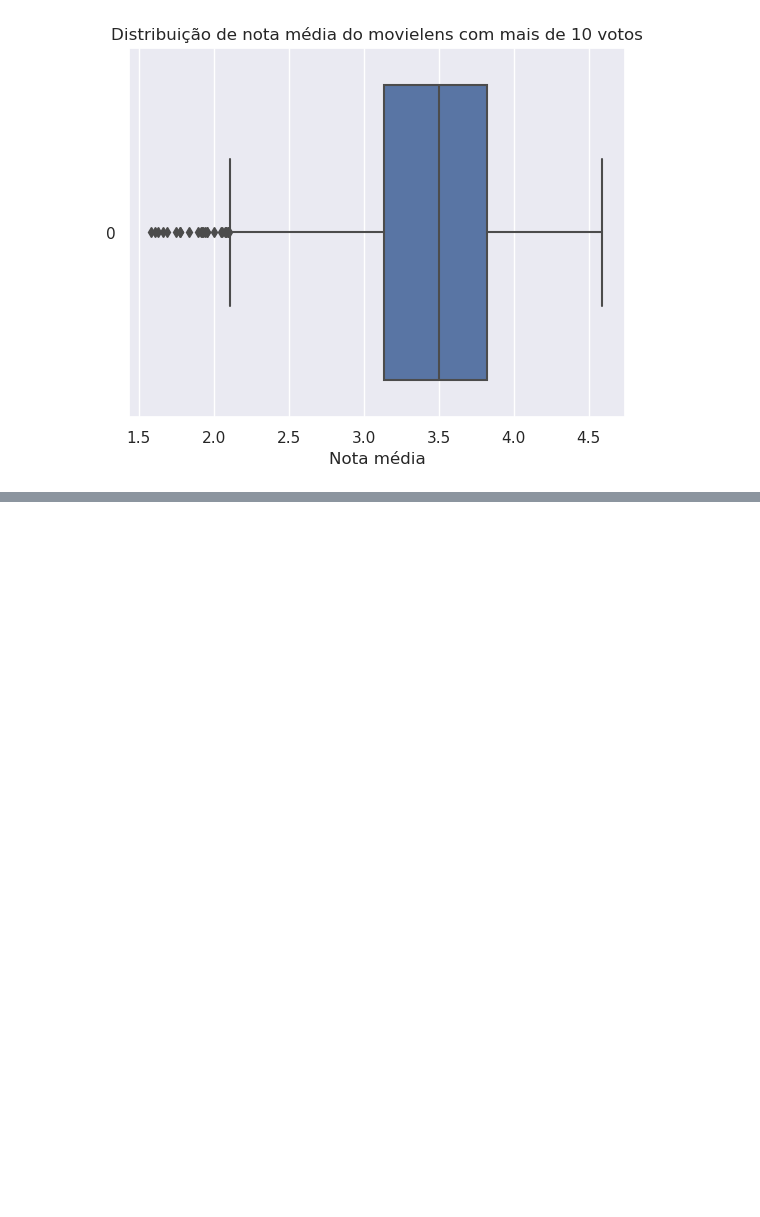
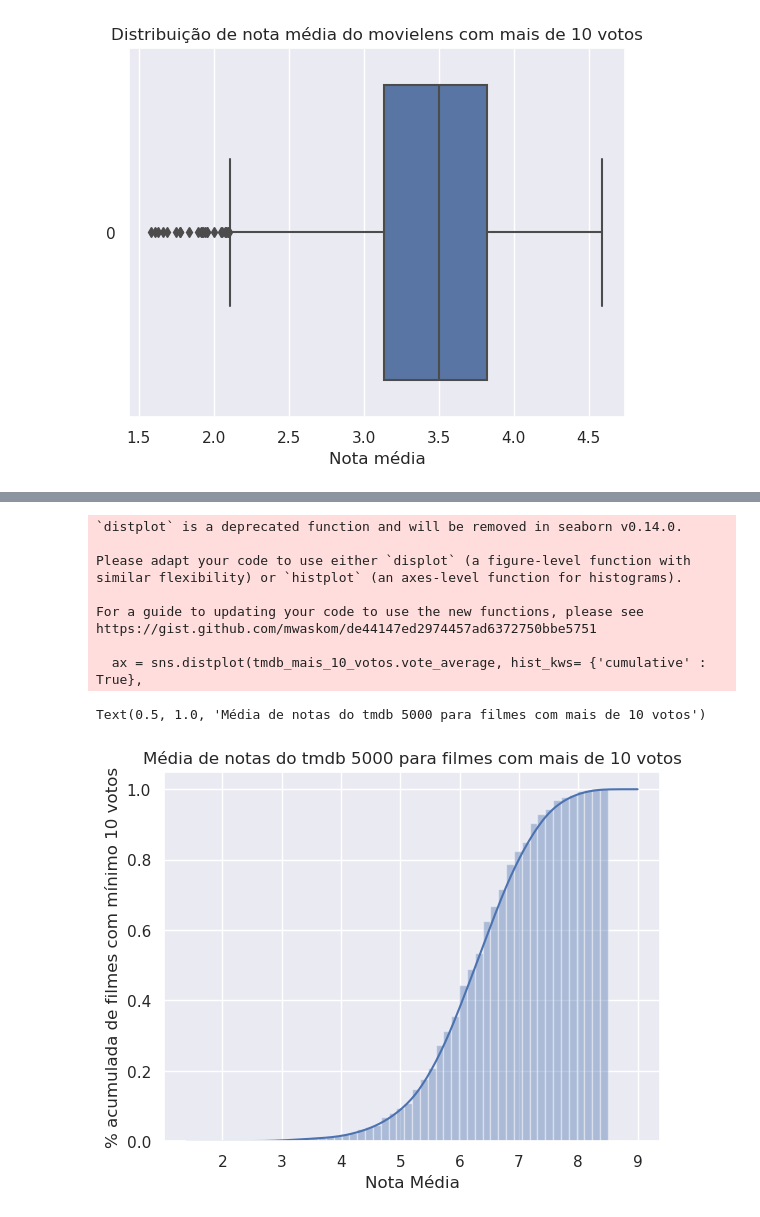
Before and after one commit to pedro-yamada/Aprendizagem-Cursos, a Jupyter notebook: Projetos Python/Testes Estatísticos/Introducao.ipynb, the cells around one changed output, grey strips where cells are left out. Cells and saved outputs as stored; diff of their text form; code cells hidden in the pictures; blank space fills up the shorter version.

```diff
--- a/Projetos Python/Testes Estatísticos/Introducao.ipynb
+++ b/Projetos Python/Testes Estatísticos/Introducao.ipynb
@@ -262,0 +264,18 @@ Text(0.5, 1.0, '% acumulada de filmes com mínimo 10 votos')
+# %%
+sns.set_theme()
+ax = sns.distplot(tmdb_mais_10_votos.vote_average, hist_kws= {'cumulative' : True},
+                 kde_kws= {'cumulative' : True})
+ax.set(xlabel = 'Nota Média', ylabel = '% acumulada de filmes com mínimo 10 votos')
+ax.set_title("Média de notas do tmdb 5000 para filmes com mais de 10 votos")
+# %% [output]
+`distplot` is a deprecated function and will be removed in seaborn v0.14.0.
+
+Please adapt your code to use either `displot` (a figure-level function with
+similar flexibility) or `histplot` (an axes-level function for histograms).
+
+For a guide to updating your code to use the new functions, please see
+https://gist.github.com/mwaskom/de44147ed2974457ad6372750bbe5751
+
+  ax = sns.distplot(tmdb_mais_10_votos.vote_average, hist_kws= {'cumulative' : True},
+Text(0.5, 1.0, 'Média de notas do tmdb 5000 para filmes com mais de 10 votos')
+[figure, added]
```
Also changed, not shown: parts of 61 cells of this notebook.
